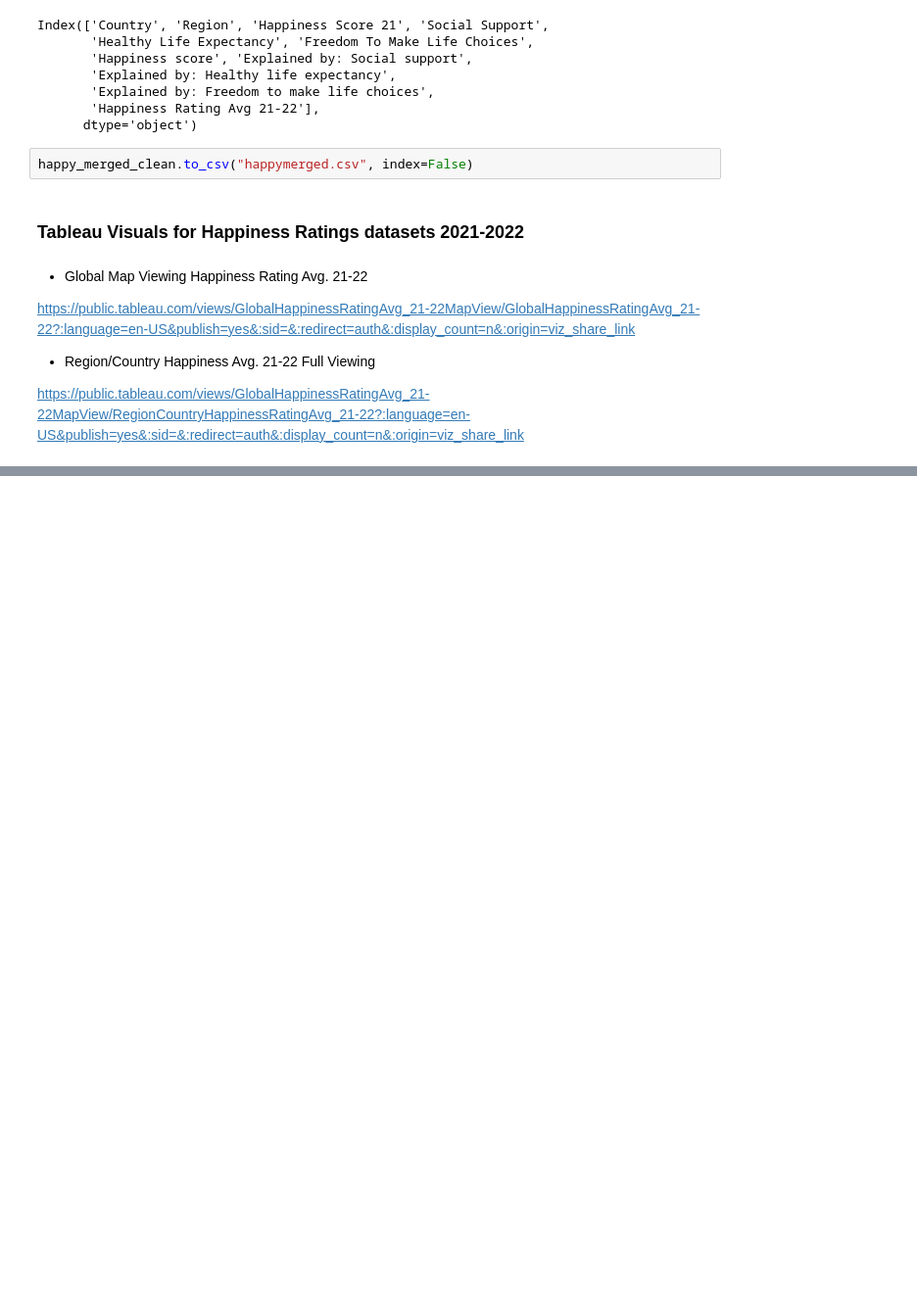
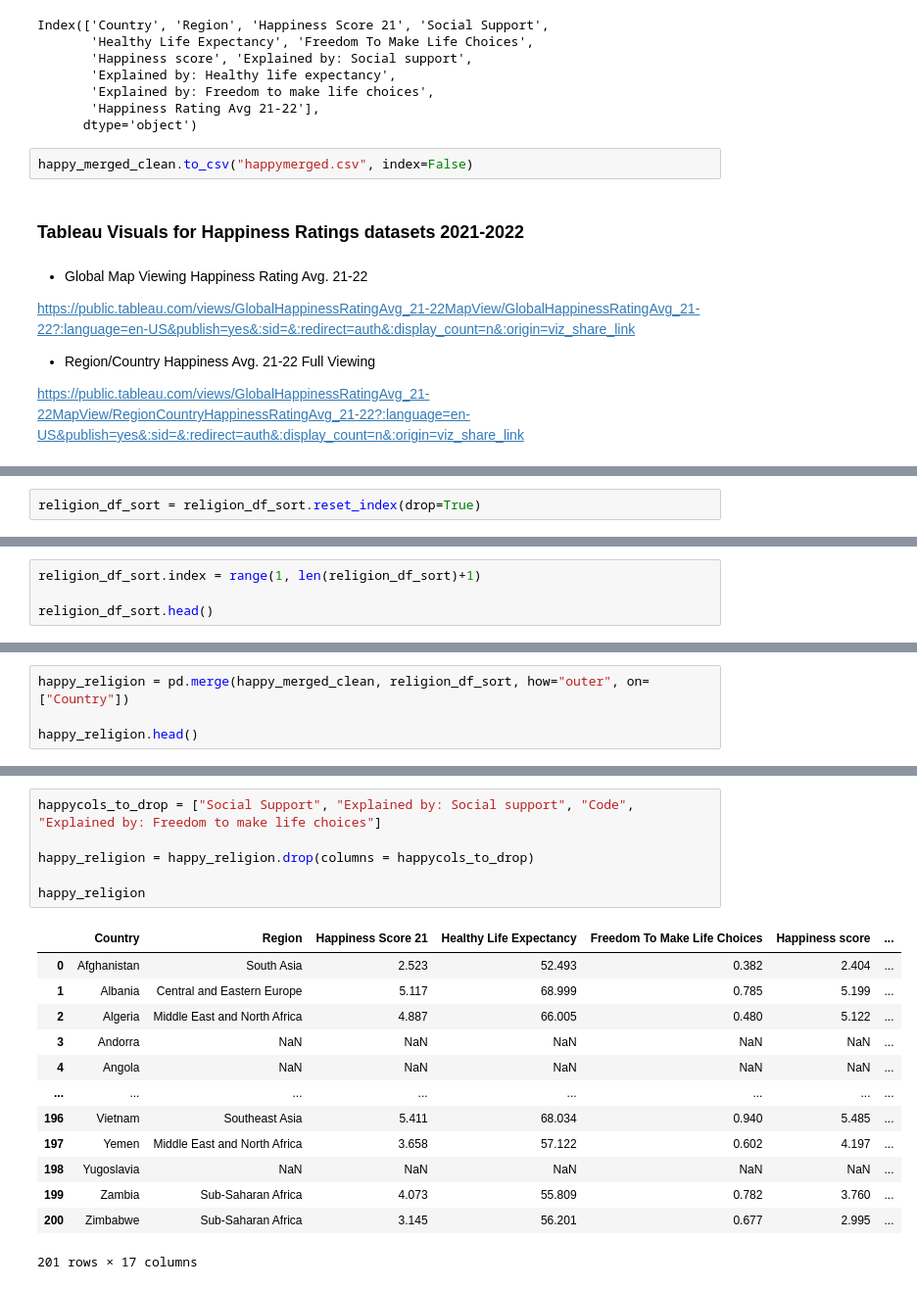
Before and after one commit to shroomtoastie/World_Happiness_project, a Jupyter notebook: main.ipynb, the cells around one changed output, grey strips where cells are left out. Shown at 98% size. Cells and saved outputs as stored; diff of their text form; blank space fills up the shorter version.

```diff
--- a/main.ipynb
+++ b/main.ipynb
@@ -429,0 +686,2 @@ https://public.tableau.com/views/GlobalHappinessRatingAvg_21-22MapView/RegionCou
+# %%
+religion_df_sort = religion_df_sort.reset_index(drop=True)
@@ -429,0 +697,4 @@ https://public.tableau.com/views/GlobalHappinessRatingAvg_21-22MapView/RegionCou
+# %%
+religion_df_sort.index = range(1, len(religion_df_sort)+1)
+
+religion_df_sort.head()
@@ -429,0 +710,4 @@ https://public.tableau.com/views/GlobalHappinessRatingAvg_21-22MapView/RegionCou
+# %%
+happy_religion = pd.merge(happy_merged_clean, religion_df_sort, how="outer", on=["Country"])
+
+happy_religion.head()
@@ -429,0 +750,20 @@ https://public.tableau.com/views/GlobalHappinessRatingAvg_21-22MapView/RegionCou
+# %%
+happycols_to_drop = ["Social Support", "Explained by: Social support", "Code", "Explained by: Freedom to make life choices"]
+
+happy_religion = happy_religion.drop(columns = happycols_to_drop)
+
+happy_religion
+# %% [output]
+|  | Country | Region | Happiness Score 21 | Healthy Life Expectancy | Freedom To Make Life Choices | Happiness score | ... |
+| 0 | Afghanistan | South Asia | 2.523 | 52.493 | 0.382 | 2.404 | ... |
+| 1 | Albania | Central and Eastern Europe | 5.117 | 68.999 | 0.785 | 5.199 | ... |
+| 2 | Algeria | Middle East and North Africa | 4.887 | 66.005 | 0.480 | 5.122 | ... |
+| 3 | Andorra | NaN | NaN | NaN | NaN | NaN | ... |
+| 4 | Angola | NaN | NaN | NaN | NaN | NaN | ... |
+| ... | ... | ... | ... | ... | ... | ... | ... |
+| 196 | Vietnam | Southeast Asia | 5.411 | 68.034 | 0.940 | 5.485 | ... |
+| 197 | Yemen | Middle East and North Africa | 3.658 | 57.122 | 0.602 | 4.197 | ... |
+| 198 | Yugoslavia | NaN | NaN | NaN | NaN | NaN | ... |
+| 199 | Zambia | Sub-Saharan Africa | 4.073 | 55.809 | 0.782 | 3.760 | ... |
+| 200 | Zimbabwe | Sub-Saharan Africa | 3.145 | 56.201 | 0.677 | 2.995 | ... |
+201 rows × 17 columns
```
Also changed, not shown: parts of 28 cells of this notebook, 1 other file.
